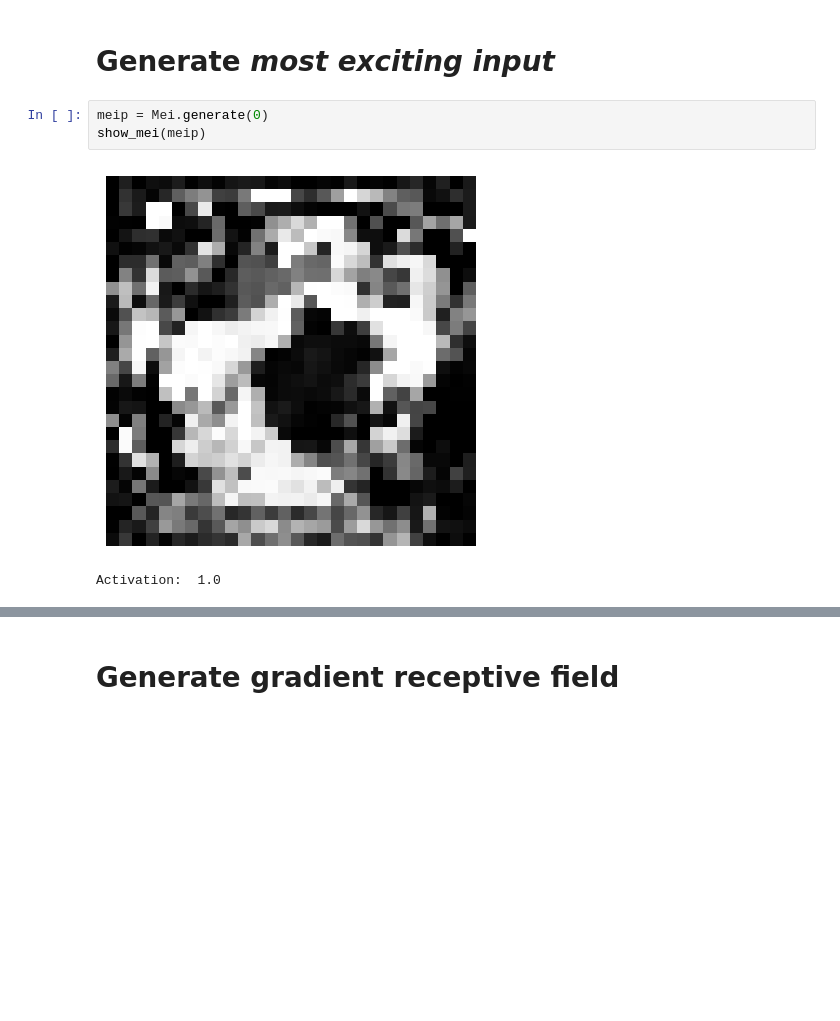
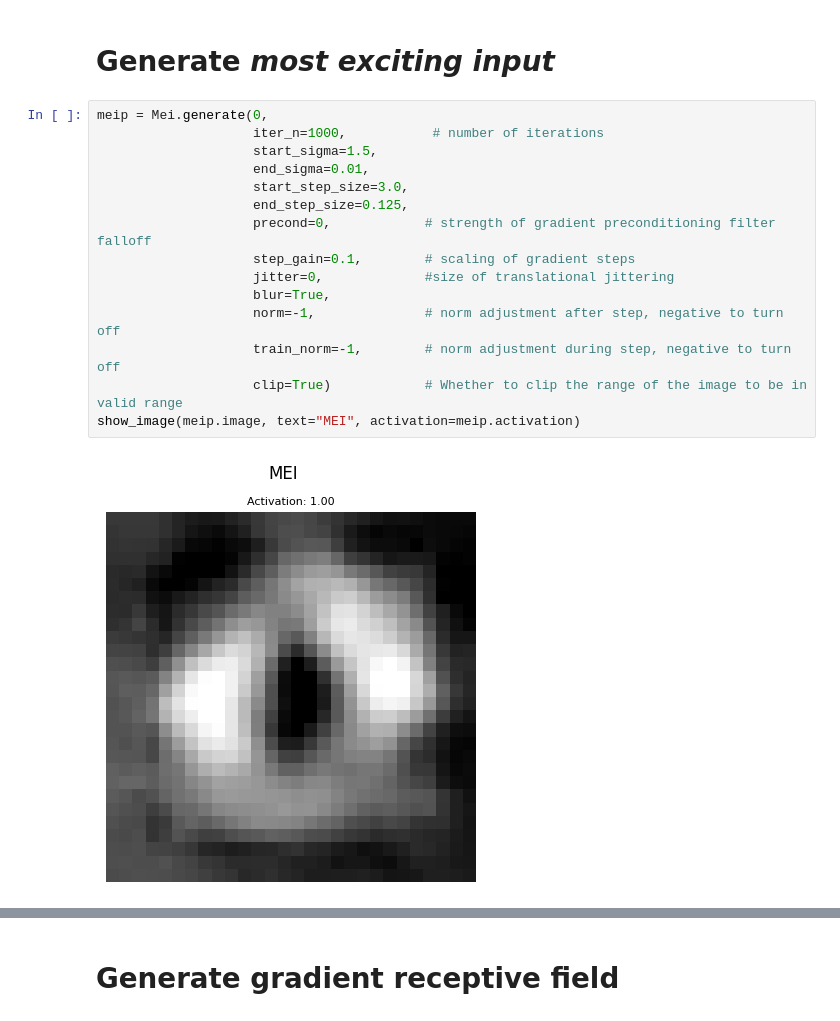
Before and after one commit to lacykaltgr/mei, a Jupyter notebook: examples/example.ipynb, the cells around one changed output, grey strips where cells are left out. Saved outputs shown, nothing was run; the diff lists cells and outputs as text; blank space fills up the shorter version.

```diff
--- a/examples/example.ipynb
+++ b/examples/example.ipynb
@@ -33,9 +35,20 @@ import src.mei as mei
 Mei = mei.MEI(models=[model1, model2])
 # %% [markdown]
 # Generate *most exciting input*
-# %%
-meip = Mei.generate(0)
-show_mei(meip)
-# %% [output]
-[figure, removed]
-Activation:  1.0
+# %%
+meip = Mei.generate(0,
+                    iter_n=1000,           # number of iterations
+                    start_sigma=1.5,
+                    end_sigma=0.01,
+                    start_step_size=3.0,
+                    end_step_size=0.125,
+                    precond=0,            # strength of gradient preconditioning filter falloff
+                    step_gain=0.1,        # scaling of gradient steps
+                    jitter=0,             #size of translational jittering
+                    blur=True,
+                    norm=-1,              # norm adjustment after step, negative to turn off
+                    train_norm=-1,        # norm adjustment during step, negative to turn off
+                    clip=True)            # Whether to clip the range of the image to be in valid range
+show_image(meip.image, text="MEI", activation=meip.activation)
+# %% [output]
+[figure, added]
```
Also changed, not shown: parts of 21 cells of this notebook, 6 other files.
